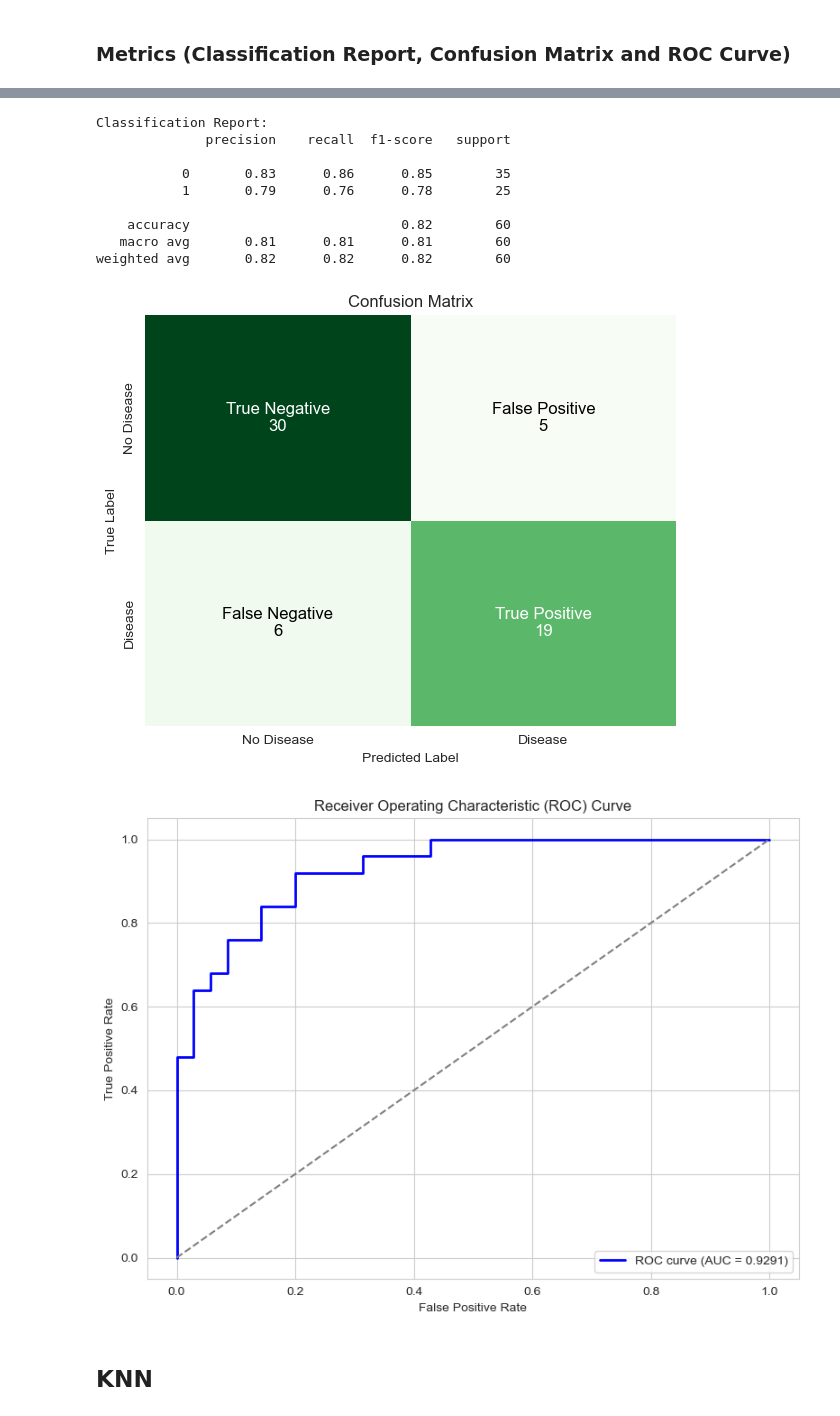
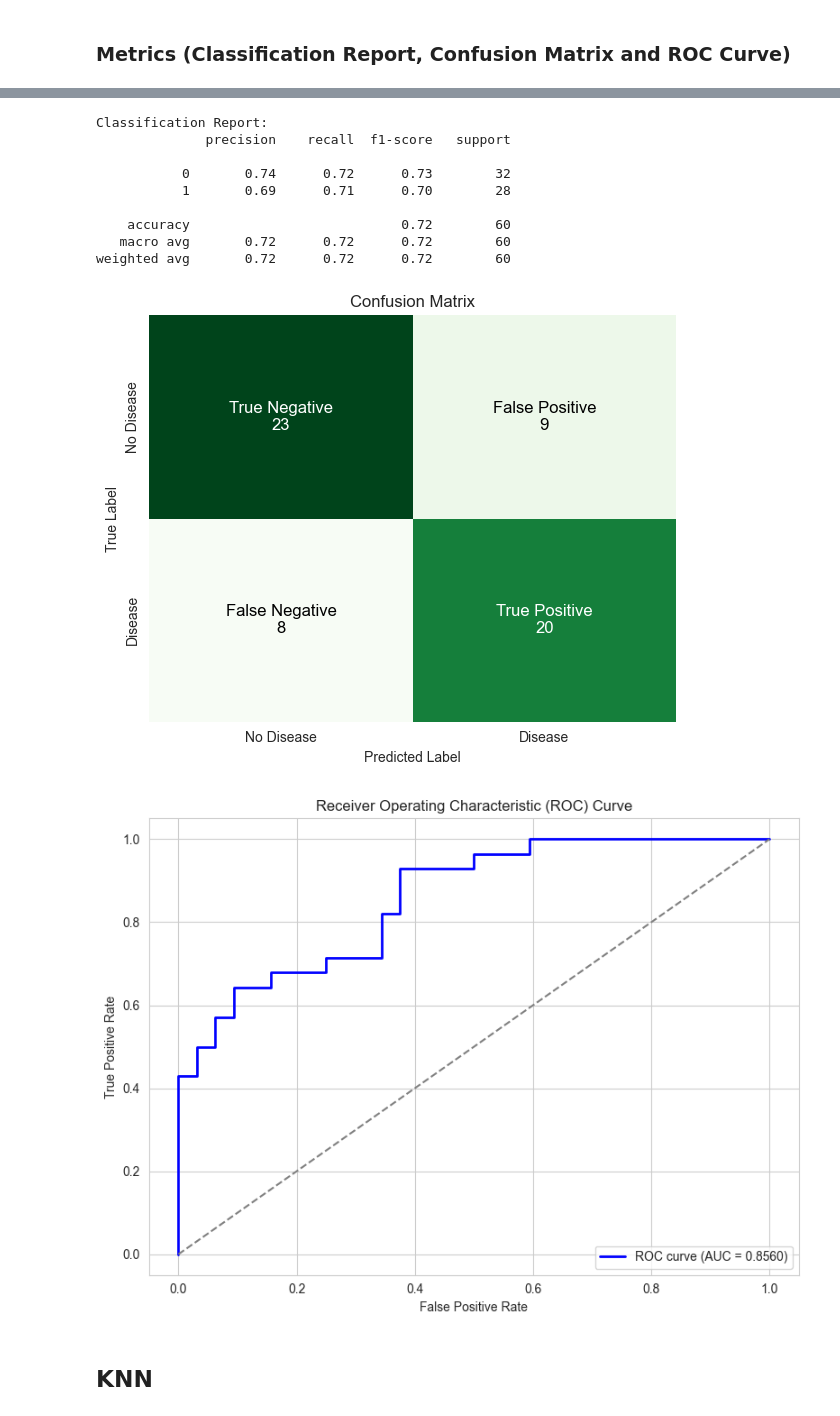
Before and after one commit to hjf11/Heart-Disease-Cleveland-UCI-Classification, a Jupyter notebook: Heart_Disease_Classification.ipynb, the cells around one changed output, grey strips where cells are left out. Saved outputs shown, nothing was run; the diff lists cells and outputs as text; code cells hidden in the pictures.

```diff
--- a/Heart_Disease_Classification.ipynb
+++ b/Heart_Disease_Classification.ipynb
@@ -219,6 +223,9 @@ Test Set:           X_test=(60, 18),      y_test=(60,)
 # %%
 model_names = ('Logistic Regression', 'SVM', 'Random forest', 'KNN', 'XGBoost', 'Neural Network')
 best_models = []
+# %%
+cv = StratifiedKFold(n_splits=5, shuffle=True, random_state=42)
+# maybe try with 10-fold
 # %% [markdown]
 ## Logistic Regression
 # %% [markdown]
@@ -233,7 +240,7 @@ param_grid = {
 grid_search = GridSearchCV(
     estimator=log_reg,
     param_grid=param_grid,
-    cv=5,                # 5-fold cross-validation
+    cv=cv,
     scoring='accuracy',
     verbose=1
 )
@@ -290,7 +297,7 @@ param_grid = {
 grid_search = GridSearchCV(
     estimator=svc,
     param_grid=param_grid,
-    cv=5,
+    cv=cv,
     scoring='accuracy',
     verbose=1
 )
@@ -343,12 +350,25 @@ weighted avg       0.75      0.75      0.75        60
 rf = RandomForestClassifier(random_state=42)
 
 param_grid = {
-    "n_estimators": [50, 100, 200],"max_depth": [3, 5, 7, None],"min_samples_split": [2, 5, 10],"min_samples_leaf": [1, 2, 4],"bootstrap": [True, False]}
+    "n_estimators": [50, 100, 200],
+    "max_depth": [3, 5, 7, None],
+    "min_samples_split": [2, 5, 10],
+    "min_samples_leaf": [1, 2, 4],
+    "max_features": ["sqrt", "log2", None],
+    "bootstrap": [True, False]
+}
 
-grid_search = GridSearchCV(estimator=rf,param_grid=param_grid,cv=5,scoring="accuracy",verbose=1)
-grid_search.fit(X_train_shuffle, y_train_shuffle)
+grid_search = GridSearchCV(
+    estimator=rf,
+    param_grid=param_grid,
+    cv=cv,
+    scoring="accuracy",
+    verbose=1
+)
+# grid_search.fit(X_train_shuffle, y_train_shuffle)
+grid_search.fit(X_train, y_train)
 
 best_rf = grid_search.best_estimator_
 best_models.append(best_rf)
-print("Best parameters from GridSearchCV:", grid_search.best_params_)
+print("Best Parameters:", grid_search.best_params_)
 # %% [output]
@@ -371,17 +392,18 @@ weighted avg       0.91      0.91      0.91       237
 # %%
-print_metrics(best_rf, X_test_shuffle, y_test_shuffle)
+# print_metrics(best_rf, X_test_shuffle, y_test_shuffle)
+print_metrics(best_rf, X_test, y_test)
 # %% [output]
 Classification Report:
               precision    recall  f1-score   support
 
-           0       0.83      0.86      0.85        35
-           1       0.79      0.76      0.78        25
+           0       0.74      0.72      0.73        32
+           1       0.69      0.71      0.70        28
 
-    accuracy                           0.82        60
-   macro avg       0.81      0.81      0.81        60
-weighted avg       0.82      0.82      0.82        60
+    accuracy                           0.72        60
+   macro avg       0.72      0.72      0.72        60
+weighted avg       0.72      0.72      0.72        60
-[figure, old version]
+[figure, new version]
-[figure, old version]
+[figure, new version]
 # %% [markdown]
 ## KNN
 # %% [markdown]
```
Also changed, not shown: parts of 25 cells of this notebook, 1 other file.
